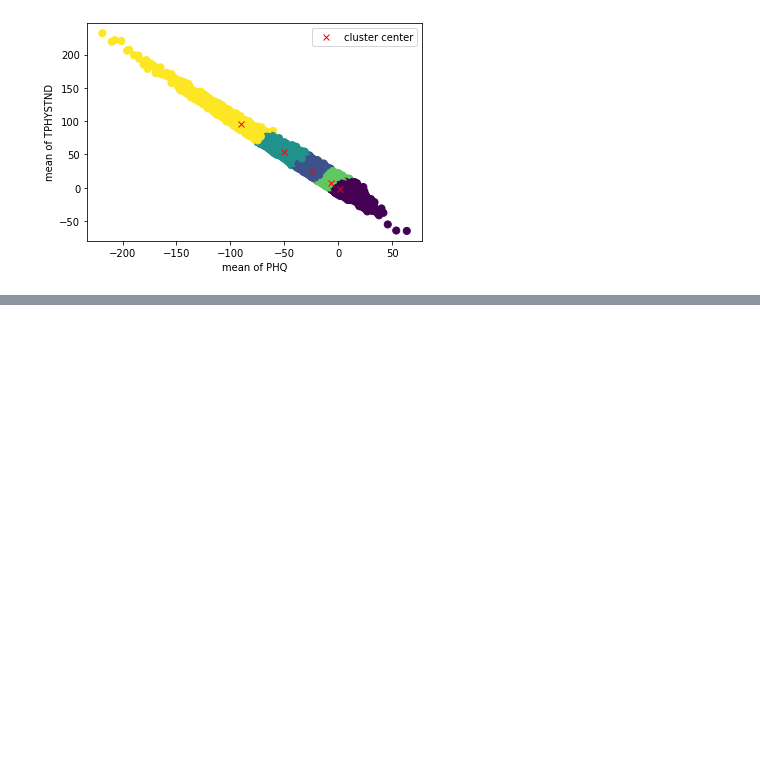
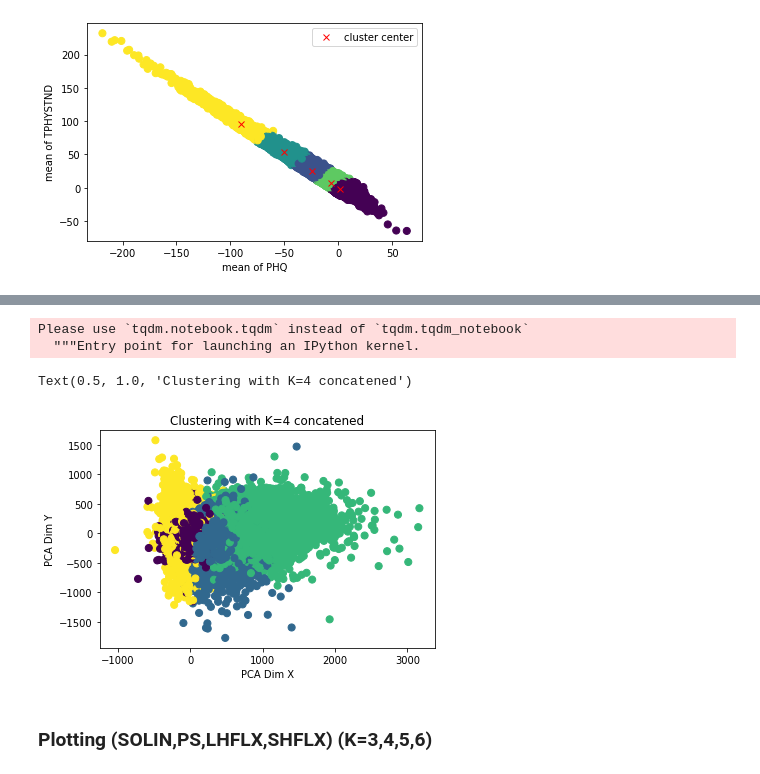
Before and after one commit to ankitesh97/cbrainPDE, a Jupyter notebook: notebooks/ankitesh_devlogs/01_Clustering_For_Regimes.ipynb, the cells around one changed output, grey strips where cells are left out. Cells and saved outputs as stored; diff of their text form; code cells hidden in the pictures; blank space fills up the shorter version.

```diff
--- a/notebooks/ankitesh_devlogs/01_Clustering_For_Regimes.ipynb
+++ b/notebooks/ankitesh_devlogs/01_Clustering_For_Regimes.ipynb
@@ -151,0 +190,5 @@ Please use `tqdm.notebook.tqdm` instead of `tqdm.tqdm_notebook`
+# %%
+#run pca to bring it to a 2 dimension space
+pca = IncrementalPCA(n_components=2)
+kmeans = load_pickle_model(MODEL_DIR+"PHQTPH_normalized_K_4.pkl")
+mean = train_data_m4k.norm_ds['mean'][64:124].values
@@ -151,0 +199,21 @@ Please use `tqdm.notebook.tqdm` instead of `tqdm.tqdm_notebook`
+# %%
+for i in tqdm(range(int(1000000/batch_size))):
+    Y = train_data_m4k[i][1]
+    #inverse scale and then subtrac mean and then scale
+    Y = train_data_m4k.output_transform.inverse_transform(Y)
+    Y[:,:60] = Y[:,:60] - mean
+    Y = train_data_m4k.output_transform.transform(Y)
+    X = Y[:,:60] #PHQ-TPHYSTND
+    X_fitted = pca.fit_transform(X)
+    pred = kmeans.predict(X)
+    plt.scatter(X_fitted[:,0],X_fitted[:,1],c=pred, s=50, cmap='viridis')
+plt.xlabel("PCA Dim X")
+plt.ylabel("PCA Dim Y")
+plt.title("Clustering with K=4 concatened")
+# %% [output]
+Please use `tqdm.notebook.tqdm` instead of `tqdm.tqdm_notebook`
+  """Entry point for launching an IPython kernel.
+Text(0.5, 1.0, 'Clustering with K=4 concatened')
+[figure, added]
+# %% [markdown]
+### Plotting (SOLIN,PS,LHFLX,SHFLX) (K=3,4,5,6)
```
Also changed, not shown: parts of 27 cells of this notebook.
